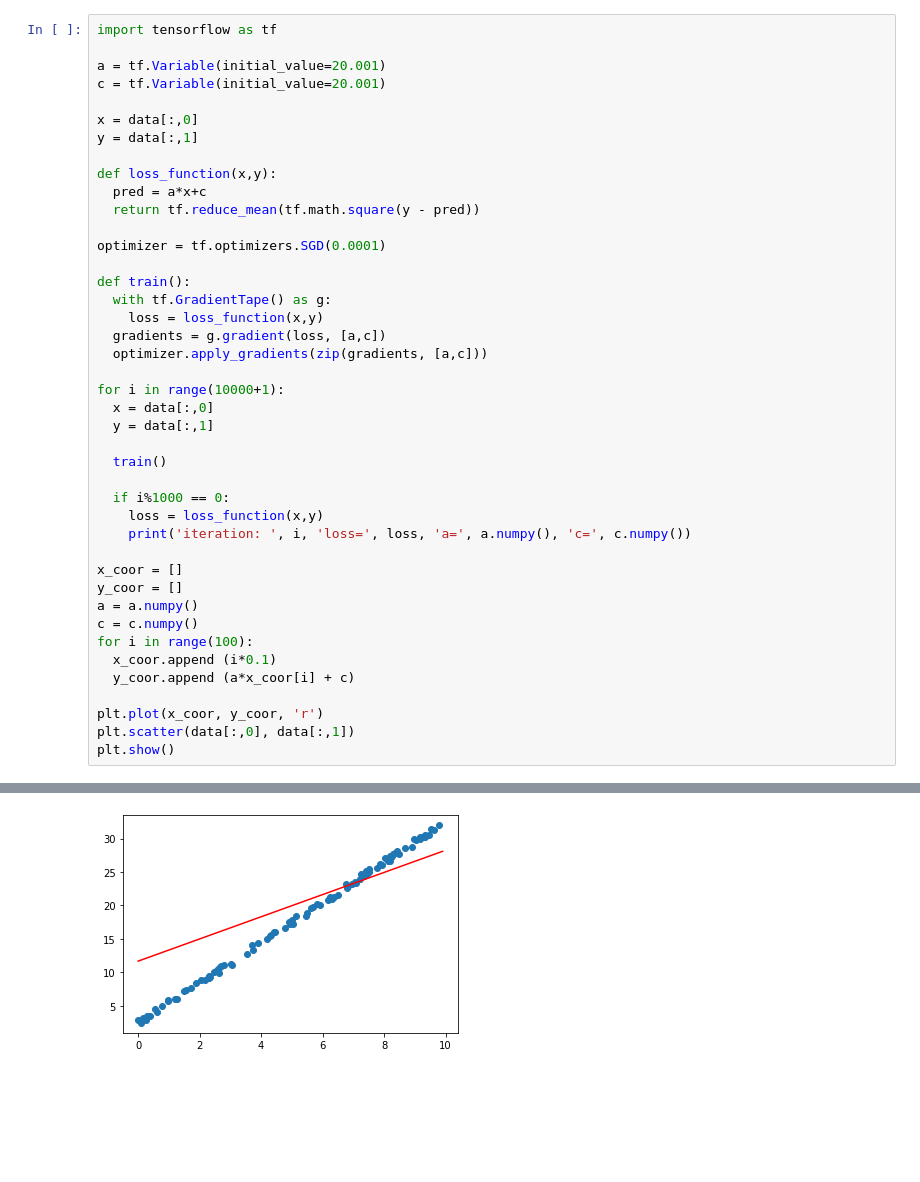
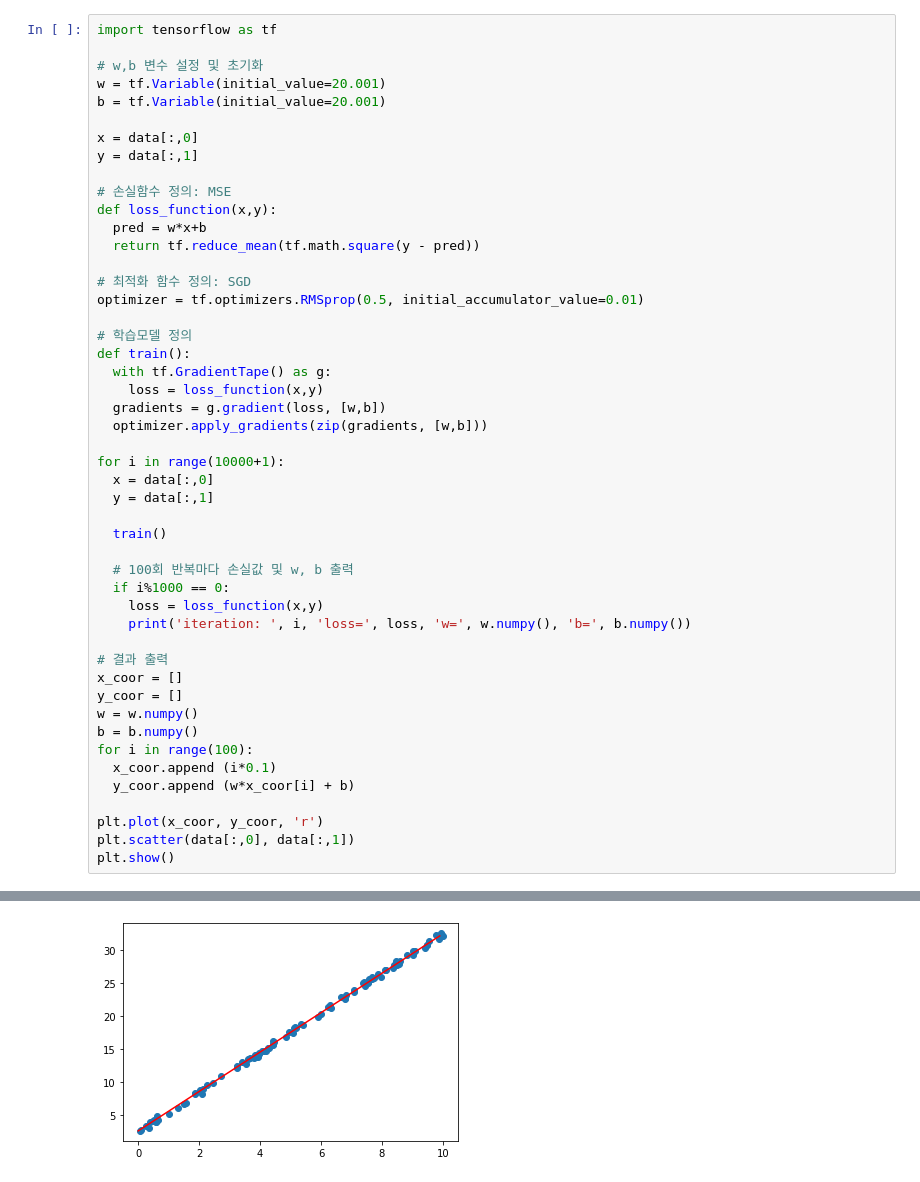
Before and after one commit to face22/lecture, a Jupyter notebook: linear_regression.ipynb, the cells around one changed output, grey strips where cells are left out. Cells and saved outputs as stored; diff of their text form; blank space fills up the shorter version.

```diff
--- a/linear_regression.ipynb
+++ b/linear_regression.ipynb
@@ -112,23 +113,27 @@ iteration: 1000 loss= 9.005629745673874 a= 2.961199736433692 c= 2.73700206689219
 # %%
 import tensorflow as tf
 
-a = tf.Variable(initial_value=20.001)
-c = tf.Variable(initial_value=20.001)
+# w,b 변수 설정 및 초기화
+w = tf.Variable(initial_value=20.001)
+b = tf.Variable(initial_value=20.001)
 
 x = data[:,0]
 y = data[:,1]
 
+# 손실함수 정의: MSE
 def loss_function(x,y):
-  pred = a*x+c
+  pred = w*x+b
   return tf.reduce_mean(tf.math.square(y - pred))
 
-optimizer = tf.optimizers.SGD(0.0001)
+# 최적화 함수 정의: SGD
+optimizer = tf.optimizers.RMSprop(0.5, initial_accumulator_value=0.01)
 
+# 학습모델 정의
 def train():
   with tf.GradientTape() as g:
     loss = loss_function(x,y)
-  gradients = g.gradient(loss, [a,c])
-  optimizer.apply_gradients(zip(gradients, [a,c]))
+  gradients = g.gradient(loss, [w,b])
+  optimizer.apply_gradients(zip(gradients, [w,b]))
 
 for i in range(10000+1):
   x = data[:,0]
@@ -136,17 +141,19 @@ for i in range(10000+1):
 
   train()
 
+  # 100회 반복마다 손실값 및 w, b 출력
   if i%1000 == 0:
     loss = loss_function(x,y)
-    print('iteration: ', i, 'loss=', loss, 'a=', a.numpy(), 'c=', c.numpy())
+    print('iteration: ', i, 'loss=', loss, 'w=', w.numpy(), 'b=', b.numpy())
 
+# 결과 출력
 x_coor = []
 y_coor = []
-a = a.numpy()
-c = c.numpy()
+w = w.numpy()
+b = b.numpy()
 for i in range(100):
   x_coor.append (i*0.1)
-  y_coor.append (a*x_coor[i] + c)
+  y_coor.append (w*x_coor[i] + b)
 
 plt.plot(x_coor, y_coor, 'r')
 plt.scatter(data[:,0], data[:,1])
@@ -166,4 +173,4 @@ iteration:  10000 loss= tf.Tensor(20.30203, shape=(), dtype=float32) a= 1.656990
-[figure, old version]
+[figure, new version]
 # %%
 import torch
 import torch.nn as nn
```
Also changed, not shown: parts of 8 cells of this notebook.
